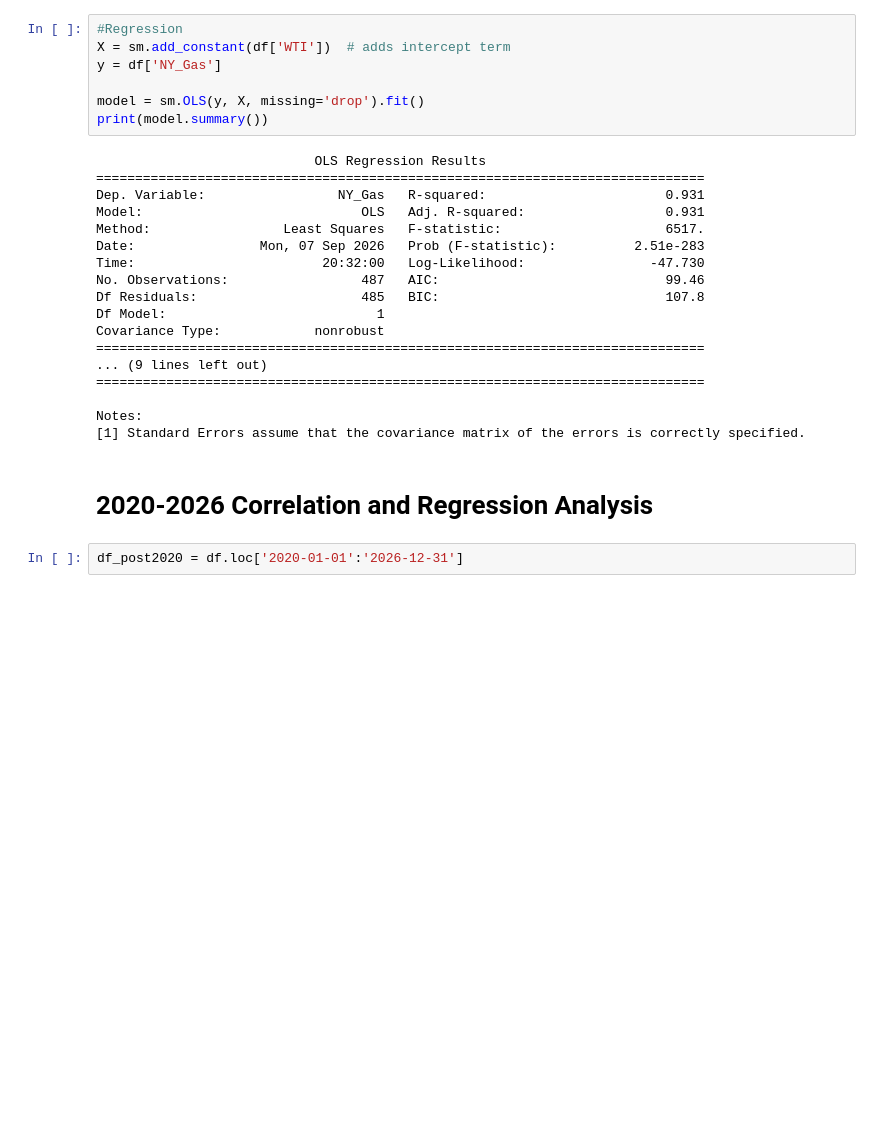
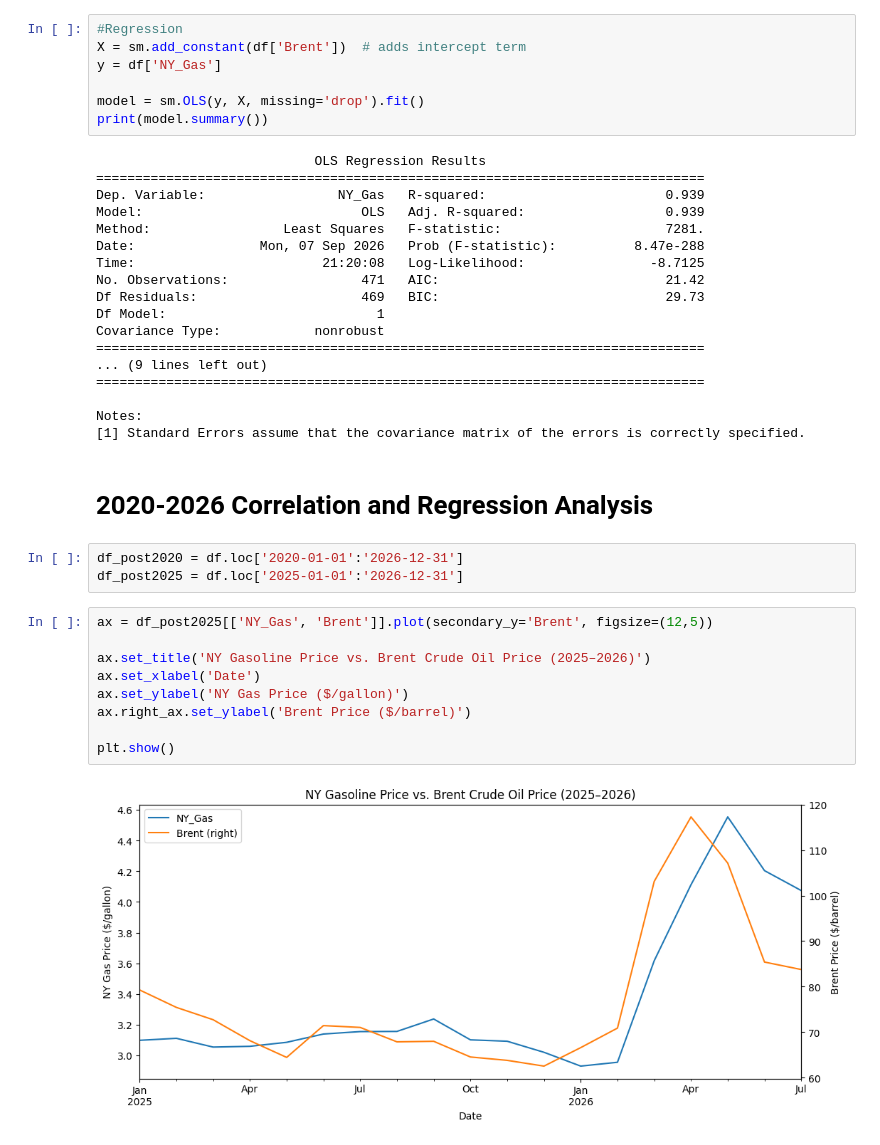
Before and after one commit to ellenwang995/PriceAtThePump, a Jupyter notebook: PumpPrices.ipynb, the cells around one changed output. Drawn from its saved outputs; the diff is of its cells as text; blank space fills up the shorter version.

```diff
--- a/PumpPrices.ipynb
+++ b/PumpPrices.ipynb
@@ -60,6 +61,6 @@ plt.show()
 # %%
 #Regression
-X = sm.add_constant(df['WTI'])  # adds intercept term
+X = sm.add_constant(df['Brent'])  # adds intercept term
 y = df['NY_Gas']
 
 model = sm.OLS(y, X, missing='drop').fit()
@@ -67,13 +68,13 @@ print(model.summary())
 # %% [output]
                             OLS Regression Results
 ==============================================================================
-Dep. Variable:                 NY_Gas   R-squared:                       0.931
-Model:                            OLS   Adj. R-squared:                  0.931
-Method:                 Least Squares   F-statistic:                     6517.
-Date:                Mon, 07 Sep 2026   Prob (F-statistic):          2.51e-283
-Time:                        20:32:00   Log-Likelihood:                -47.730
-No. Observations:                 487   AIC:                             99.46
-Df Residuals:                     485   BIC:                             107.8
+Dep. Variable:                 NY_Gas   R-squared:                       0.939
+Model:                            OLS   Adj. R-squared:                  0.939
+Method:                 Least Squares   F-statistic:                     7281.
+Date:                Mon, 07 Sep 2026   Prob (F-statistic):          8.47e-288
+Time:                        21:20:08   Log-Likelihood:                -8.7125
+No. Observations:                 471   AIC:                             21.42
+Df Residuals:                     469   BIC:                             29.73
 Df Model:                           1
 Covariance Type:            nonrobust
 ==============================================================================
@@ -86,4 +87,16 @@ Notes:
 # 2020-2026 Correlation and Regression Analysis
 # %%
 df_post2020 = df.loc['2020-01-01':'2026-12-31']
+df_post2025 = df.loc['2025-01-01':'2026-12-31']
+# %%
+ax = df_post2025[['NY_Gas', 'Brent']].plot(secondary_y='Brent', figsize=(12,5))
+
+ax.set_title('NY Gasoline Price vs. Brent Crude Oil Price (2025–2026)')
+ax.set_xlabel('Date')
+ax.set_ylabel('NY Gas Price ($/gallon)')
+ax.right_ax.set_ylabel('Brent Price ($/barrel)')
+
+plt.show()
+# %% [output]
+[figure, added]
 # %%
```
Also changed, not shown: parts of 13 cells of this notebook.
